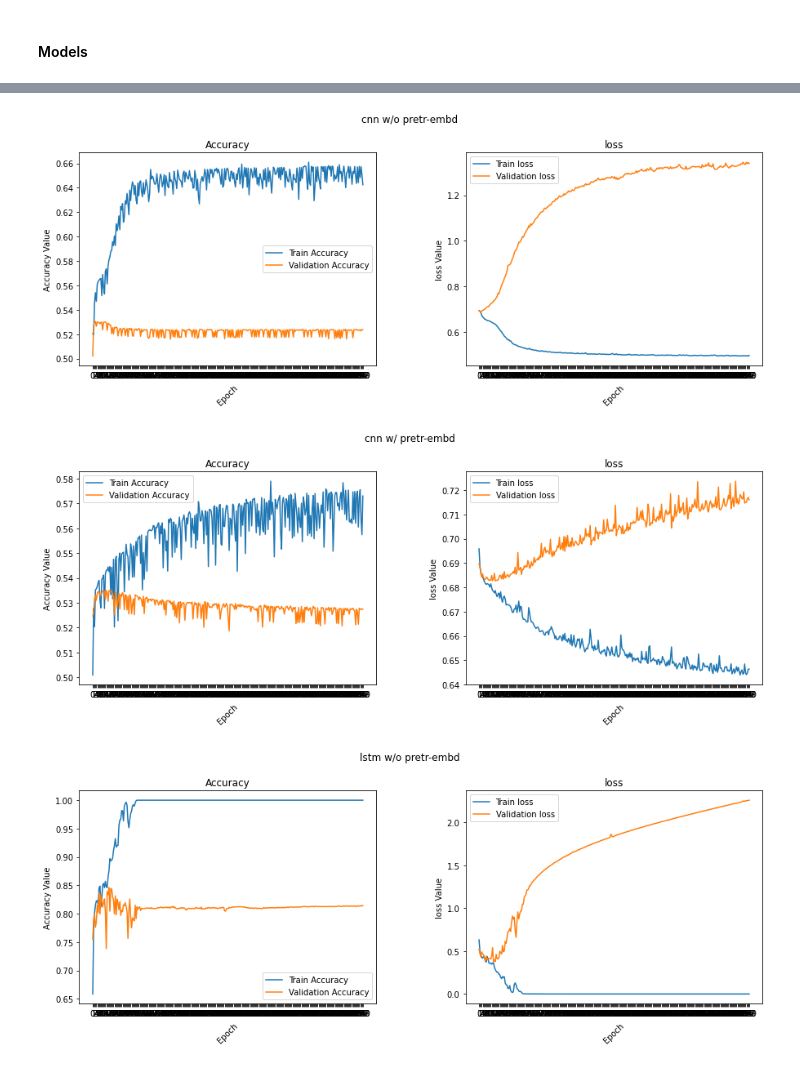
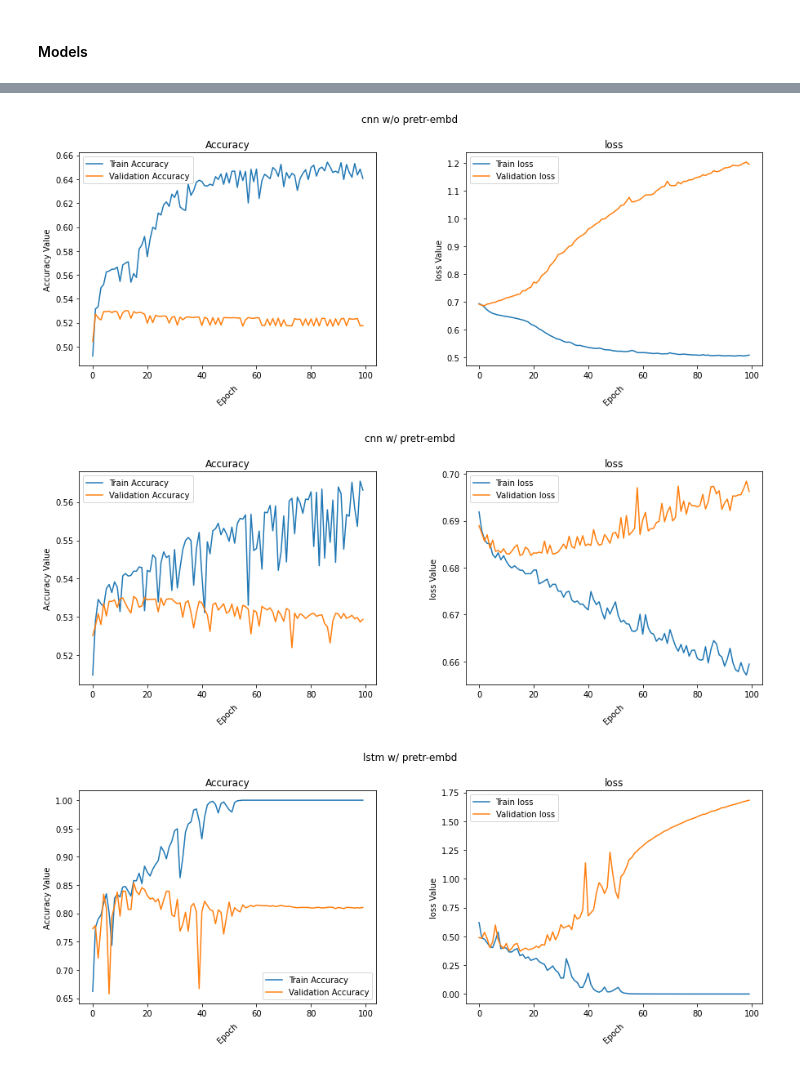
Before and after one commit to epsilon-deltta/amazon-review, a Jupyter notebook: gpu-eda.ipynb, the cells around one changed output, grey strips where cells are left out. Saved outputs shown, nothing was run; the diff lists cells and outputs as text; code cells hidden in the pictures.

Commit message:
typo, graph xtick.gpu strategy

```diff
--- a/gpu-eda.ipynb
+++ b/gpu-eda.ipynb
@@ -107,2 +70,0 @@ token.fit_on_texts(xtr)       # 토큰화 함수에 문장 적용
-# %%
-docs =  token.texts_to_sequences(xtr)
@@ -118,4 +70,0 @@ np.mean(counts)
-# %%
-import pickle as pk
-with open('data/df.pkl','wb') as f:
-    pk.dump(df,f)
@@ -166,8 +70,0 @@ pd.DataFrame(counts).describe()
-# %%
-size = 400
-total = len(counts)
-i = 0
-for x in counts:
-    if x < size:
-        i += 1
-print("including ratio :",i/total)
@@ -252,9 +146,8 @@ yte = yte.astype('float')
 # %%
-
-gpus = tf.config.experimental.list_logical_devices(“GPU”)
+gpus = tf.config.experimental.list_logical_devices('gpu')
 if len(gpus) > 1:
   strategy = tf.distribute.MirroredStrategy([gpu.name for gpu in gpus])
-  print(‘\n\nRunning on multiple GPUs ‘, [gpu.name for gpu in gpus])
+
 else:
   strategy = tf.distribute.get_strategy() # default strategy that works on CPU and single GPU
 with strategy.scope():
@@ -327,11 +220,11 @@ with strategy.scope():
       if not os.path.exists(MODEL_DIR):
           os.mkdir(MODEL_DIR)
 
-      modelpath="./model%d/{epoch:02d}-{val_loss:.4f}.hdf5"%i
+      modelpath="./model%d/{epoch:02d}-{val_loss:.4f}-{acc:f}.hdf5"%i
       checkpointer = ModelCheckpoint(filepath=modelpath, monitor='val_loss', verbose=1, save_best_only=True)
 
 
-      exec('history = model%d.fit(xtr, ytr, batch_size=100, epochs=300, verbose=1,validation_data=(xte, yte) \
+      exec('history = model%d.fit(xtr, ytr, batch_size=100, epochs=100, verbose=1,validation_data=(xte, yte) \
                 ,callbacks=[tensorboard_callback,tchecker,checkpointer])'%i )
       history.history['durations']=tchecker.durations
       hists.append(history.history)
@@ -356,30 +249,30 @@ Epoch 00300: val_loss did not improve from 0.54744
 # %%
 # %tensorboard --logdir logs/modeln/fit --port 6006
 # %%
-titles = ['cnn w/o pretr-embd','cnn w/ pretr-embd','lstm w/o pretr-embd','lstm w/ pretr-embd']
+titles = ['cnn w/o pretr-embd','cnn w/ pretr-embd','lstm w/ pretr-embd','lstm w/o pretr-embd']
 for i in range(4):
   f, (ax1, ax2) = plt.subplots(1, 2, figsize=(15, 5))
   t = f.suptitle(titles[i], fontsize=12)
   f.subplots_adjust(top=0.85, wspace=0.3)
 
   epochs = list(range(len(hists[i]['acc']) )  )
   ax1.plot(epochs, hists[i]['acc'], label='Train Accuracy')
   ax1.plot(epochs, hists[i]['val_acc'], label='Validation Accuracy')
-  ax1.set_xticks(epochs)
+  # ax1.set_xticks(epochs)
   ax1.set_ylabel('Accuracy Value')
   ax1.set_xlabel('Epoch',rotation='45')
   ax1.set_title('Accuracy')
   l1 = ax1.legend(loc='best')
 
   ax2.plot(epochs, hists[i]['loss'], label='Train loss')
   ax2.plot(epochs, hists[i]['val_loss'], label='Validation loss')
-  ax2.set_xticks(epochs)
+  # ax2.set_xticks(epochs)
   ax2.set_ylabel('loss Value')
   ax2.set_xlabel('Epoch',rotation='45')
   ax2.set_title('loss')
   l2 = ax2.legend(loc='best')
   f.show()
 # %% [output]
-[figure, old version]
+[figure, new version]
-[figure, old version]
+[figure, new version]
-[figure, old version]
+[figure, new version]
```
Also changed, not shown: parts of 24 cells of this notebook.
